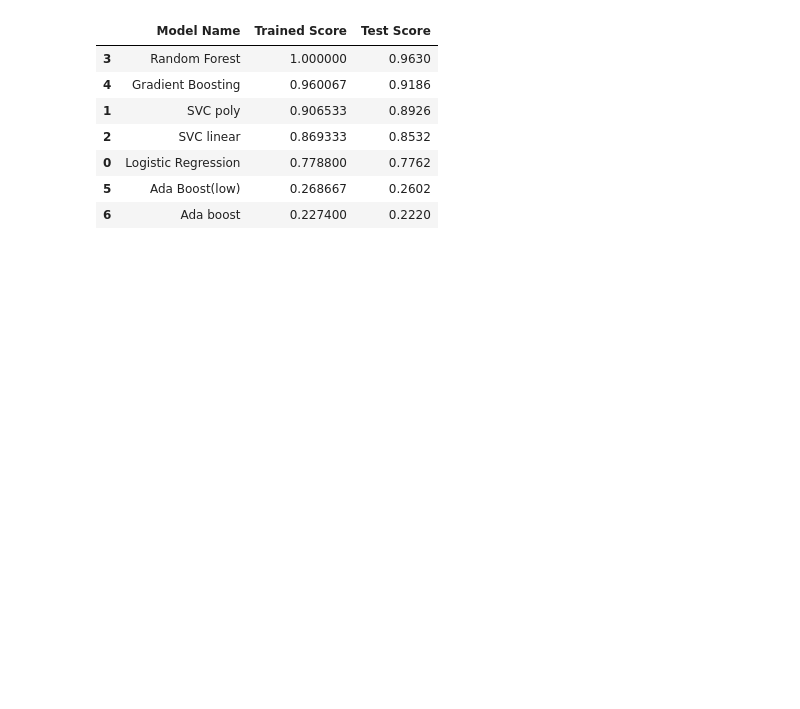
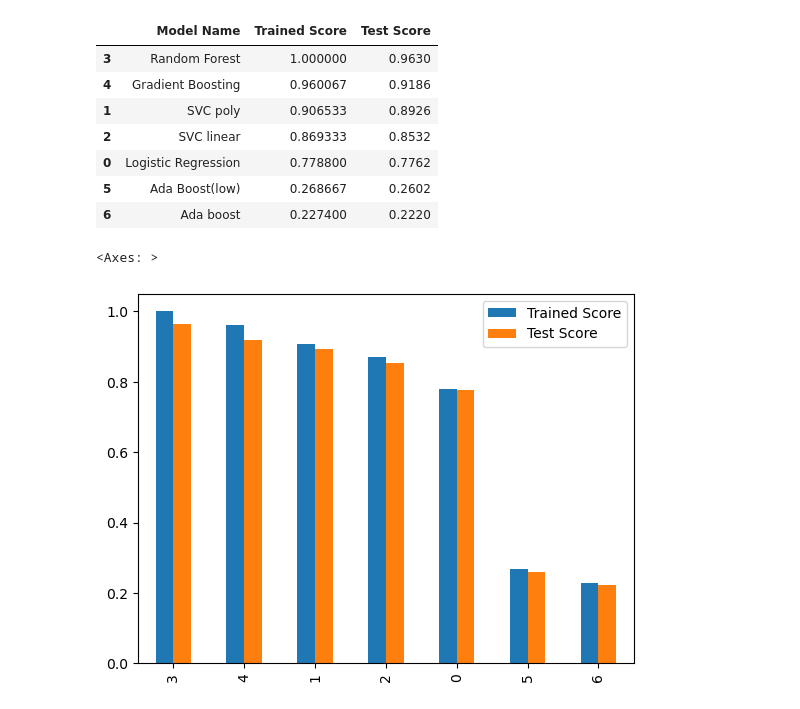
Before and after one commit to knox135/letter-guesser-mini-project, a Jupyter notebook: Letter.ipynb, the cells around one changed output. Saved outputs shown, nothing was run; the diff lists cells and outputs as text; code cells hidden in the pictures; blank space fills up the shorter version.

Commit message:
added bar graph comparison

```diff
--- a/Letter.ipynb
+++ b/Letter.ipynb
@@ -216,3 +216,8 @@ comparison
 | 0 | Logistic Regression | 0.778800 | 0.7762 |
 | 5 | Ada Boost(low) | 0.268667 | 0.2602 |
 | 6 | Ada boost | 0.227400 | 0.2220 |
+# %%
+comparison.plot.bar()
+# %% [output]
+<Axes: >
+[figure, added]
```
Also changed, not shown: parts of 1 cell of this notebook.
